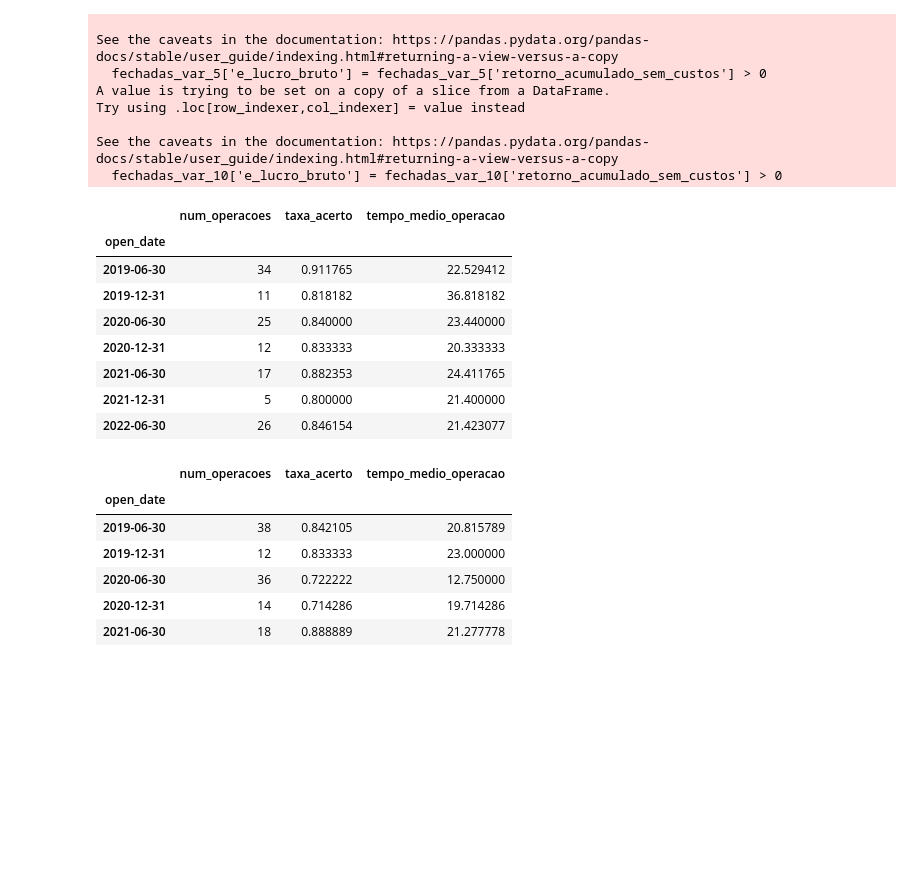
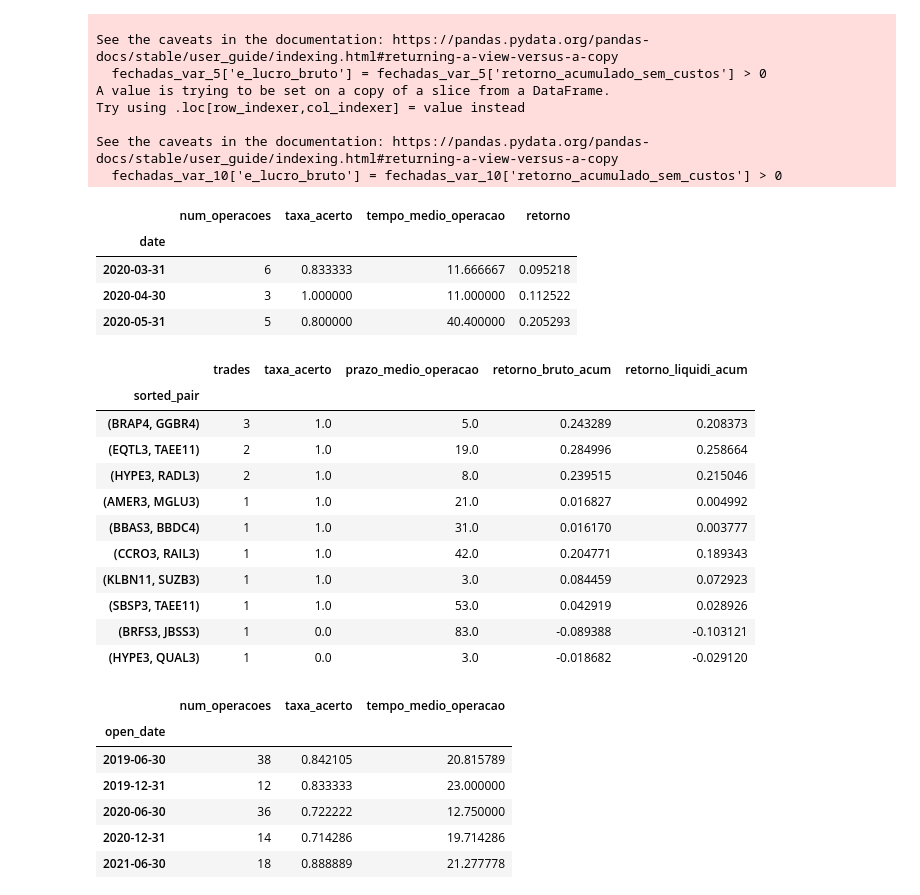
Before and after one commit to CorreaWillian/cointegration, a Jupyter notebook: Imagens e tabelas.ipynb, the cells around one changed output. Saved outputs shown, nothing was run; the diff lists cells and outputs as text; code cells hidden in the pictures; blank space fills up the shorter version.

```diff
--- a/Imagens e tabelas.ipynb
+++ b/Imagens e tabelas.ipynb
@@ -264,19 +281,16 @@ Try using .loc[row_indexer,col_indexer] = value instead
 See the caveats in the documentation: https://pandas.pydata.org/pandas-docs/stable/user_guide/indexing.html#returning-a-view-versus-a-copy
   fechadas_var_10['e_lucro_bruto'] = fechadas_var_10['retorno_acumulado_sem_custos'] > 0
 # %%
-eficacia_sem_var = fechadas_sem_var.set_index('open_date').resample('6M',closed='left').agg(
+eficacia_sem_var = fechadas_sem_var.set_index('date').resample('1M',closed='left').agg(
     num_operacoes = ('pair', 'count'),
     taxa_acerto = ('e_lucro_bruto', 'mean'),
-    tempo_medio_operacao = ('days_open', 'mean')
+    tempo_medio_operacao = ('days_open', 'mean'),
+    retorno = ('return', 'sum')
 )
-eficacia_sem_var
+eficacia_sem_var.loc['2020-03':'2020-05']
 # %% [output]
-|  | num_operacoes | taxa_acerto | tempo_medio_operacao |
-| open_date |  |  |  |
-| 2019-06-30 | 34 | 0.911765 | 22.529412 |
-| 2019-12-31 | 11 | 0.818182 | 36.818182 |
-| 2020-06-30 | 25 | 0.840000 | 23.440000 |
-| 2020-12-31 | 12 | 0.833333 | 20.333333 |
-| 2021-06-30 | 17 | 0.882353 | 24.411765 |
-| 2021-12-31 | 5 | 0.800000 | 21.400000 |
-| 2022-06-30 | 26 | 0.846154 | 21.423077 |
+|  | num_operacoes | taxa_acerto | tempo_medio_operacao | retorno |
+| date |  |  |  |  |
+| 2020-03-31 | 6 | 0.833333 | 11.666667 | 0.095218 |
+| 2020-04-30 | 3 | 1.000000 | 11.000000 | 0.112522 |
+| 2020-05-31 | 5 | 0.800000 | 40.400000 | 0.205293 |
@@ -282,0 +307,23 @@ eficacia_sem_var
+# %%
+fechadas_grouped_filtrado = fechadas_filtrado.groupby('sorted_pair').agg(
+    trades = ('sorted_pair','count'),
+    taxa_acerto = ('e_lucro_bruto', 'mean'),
+    prazo_medio_operacao = ('days_open', 'mean'),
+    retorno_bruto_acum = ('retorno_acumulado_sem_custos', 'sum'),
+    retorno_liquidi_acum = ('retorno_acumulado', 'sum')
+)
+
+fechadas_grouped_filtrado.sort_values(by=['trades', 'taxa_acerto'], ascending=False).head(40)
+# %% [output]
+|  | trades | taxa_acerto | prazo_medio_operacao | retorno_bruto_acum | retorno_liquidi_acum |
+| sorted_pair |  |  |  |  |  |
+| (BRAP4, GGBR4) | 3 | 1.0 | 5.0 | 0.243289 | 0.208373 |
+| (EQTL3, TAEE11) | 2 | 1.0 | 19.0 | 0.284996 | 0.258664 |
+| (HYPE3, RADL3) | 2 | 1.0 | 8.0 | 0.239515 | 0.215046 |
+| (AMER3, MGLU3) | 1 | 1.0 | 21.0 | 0.016827 | 0.004992 |
+| (BBAS3, BBDC4) | 1 | 1.0 | 31.0 | 0.016170 | 0.003777 |
+| (CCRO3, RAIL3) | 1 | 1.0 | 42.0 | 0.204771 | 0.189343 |
+| (KLBN11, SUZB3) | 1 | 1.0 | 3.0 | 0.084459 | 0.072923 |
+| (SBSP3, TAEE11) | 1 | 1.0 | 53.0 | 0.042919 | 0.028926 |
+| (BRFS3, JBSS3) | 1 | 0.0 | 83.0 | -0.089388 | -0.103121 |
+| (HYPE3, QUAL3) | 1 | 0.0 | 3.0 | -0.018682 | -0.029120 |
```
Also changed, not shown: parts of 11 cells of this notebook, 11 other files.
